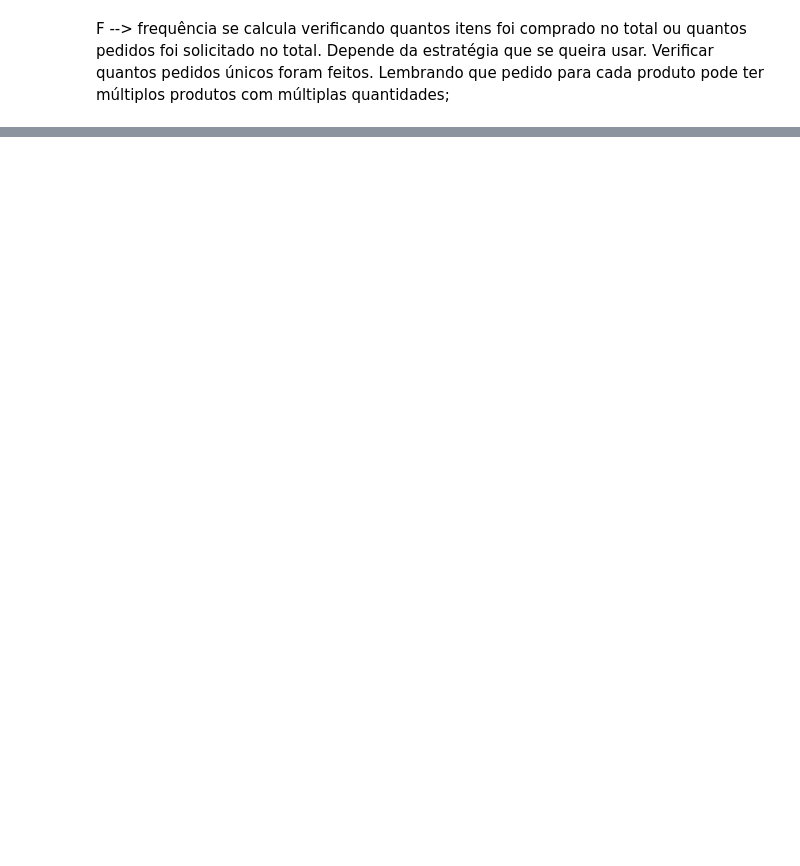
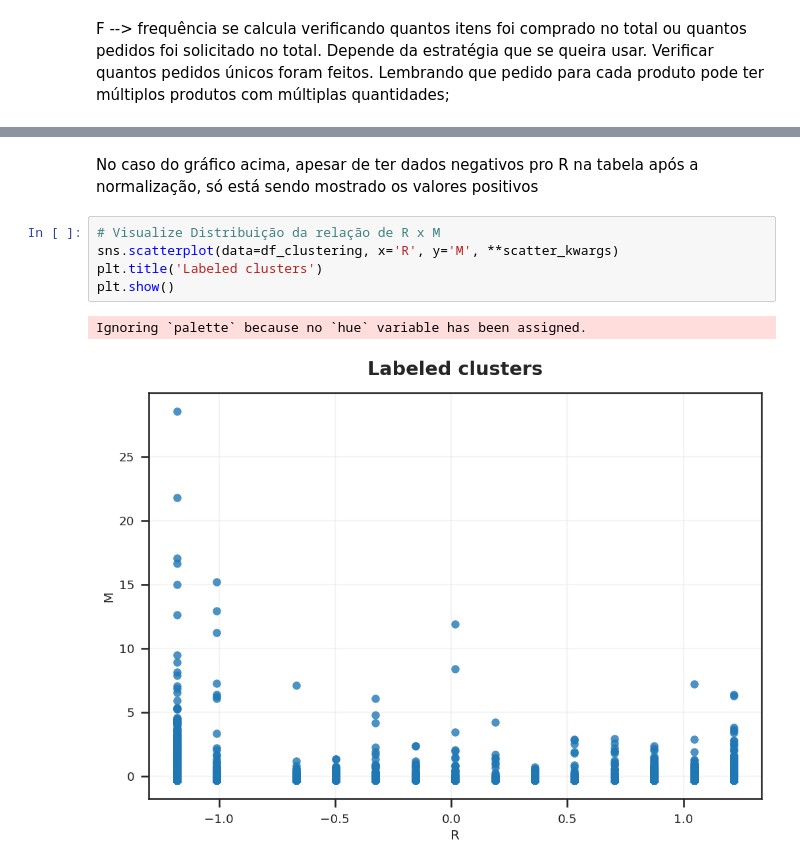
Before and after one commit to Epilef86/Clusterizacao_Pratica, a Jupyter notebook: Lojista.ipynb, the cells around one changed output, grey strips where cells are left out. Drawn from its saved outputs; the diff is of its cells as text; blank space fills up the shorter version.

```diff
--- a/Lojista.ipynb
+++ b/Lojista.ipynb
@@ -581,0 +813,10 @@ df_rfm = df_rfm.drop(23174)
+# %% [markdown]
+No caso do gráfico acima, apesar de ter dados negativos pro R na tabela após a normalização, só está sendo mostrado os valores positivos
+# %%
+# Visualize Distribuição da relação de R x M
+sns.scatterplot(data=df_clustering, x='R', y='M', **scatter_kwargs)
+plt.title('Labeled clusters')
+plt.show()
+# %% [output]
+Ignoring `palette` because no `hue` variable has been assigned.
+[figure, added]
```
Also changed, not shown: parts of 101 cells of this notebook.
